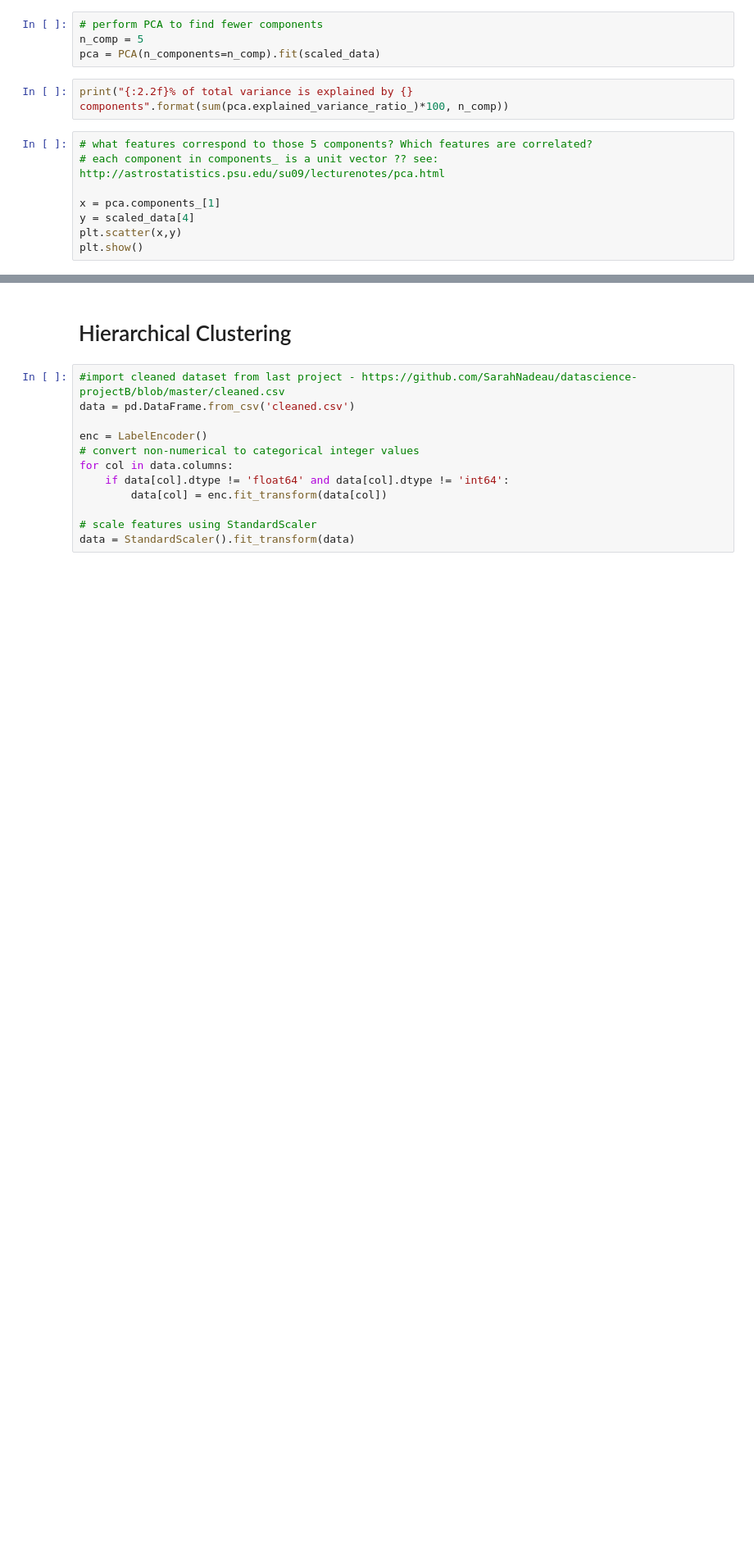
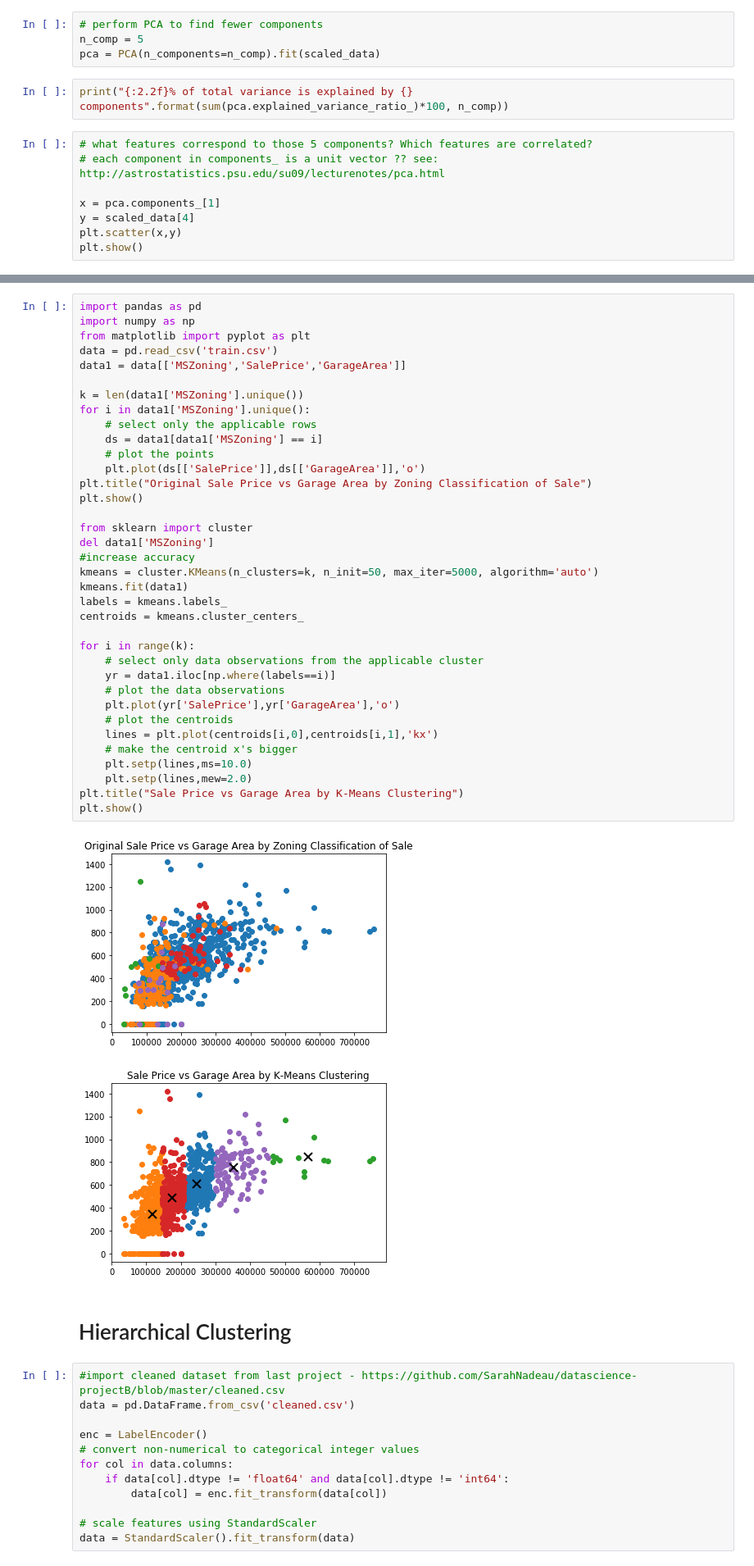
Before and after one commit to SarahNadeau/datascience-projectB, a Jupyter notebook: ProjD.ipynb, the cells around one changed output, grey strips where cells are left out. Shown at 82% size. Cells and saved outputs as stored; diff of their text form; blank space fills up the shorter version.

Commit message:
Added k means to projD

```diff
--- a/ProjD.ipynb
+++ b/ProjD.ipynb
@@ -71,3 +73,42 @@ plt.show()
+# %%
+import pandas as pd
+import numpy as np
+from matplotlib import pyplot as plt
+data = pd.read_csv('train.csv')
+data1 = data[['MSZoning','SalePrice','GarageArea']]
+
+k = len(data1['MSZoning'].unique())
+for i in data1['MSZoning'].unique():
+    # select only the applicable rows
+    ds = data1[data1['MSZoning'] == i]
+    # plot the points
+    plt.plot(ds[['SalePrice']],ds[['GarageArea']],'o')
+plt.title("Original Sale Price vs Garage Area by Zoning Classification of Sale")
+plt.show()
+
+from sklearn import cluster
+del data1['MSZoning']
+#increase accuracy
+kmeans = cluster.KMeans(n_clusters=k, n_init=50, max_iter=5000, algorithm='auto')
+kmeans.fit(data1)
+labels = kmeans.labels_
+centroids = kmeans.cluster_centers_
+
+for i in range(k):
+    # select only data observations from the applicable cluster
+    yr = data1.iloc[np.where(labels==i)]
+    # plot the data observations
+    plt.plot(yr['SalePrice'],yr['GarageArea'],'o')
+    # plot the centroids
+    lines = plt.plot(centroids[i,0],centroids[i,1],'kx')
+    # make the centroid x's bigger
+    plt.setp(lines,ms=10.0)
+    plt.setp(lines,mew=2.0)
+plt.title("Sale Price vs Garage Area by K-Means Clustering")
+plt.show()
+# %% [output]
+[figure, added]
+[figure, added]
 # %% [markdown]
 # Hierarchical Clustering
 # %%
```
Also changed, not shown: parts of 2 cells of this notebook.
